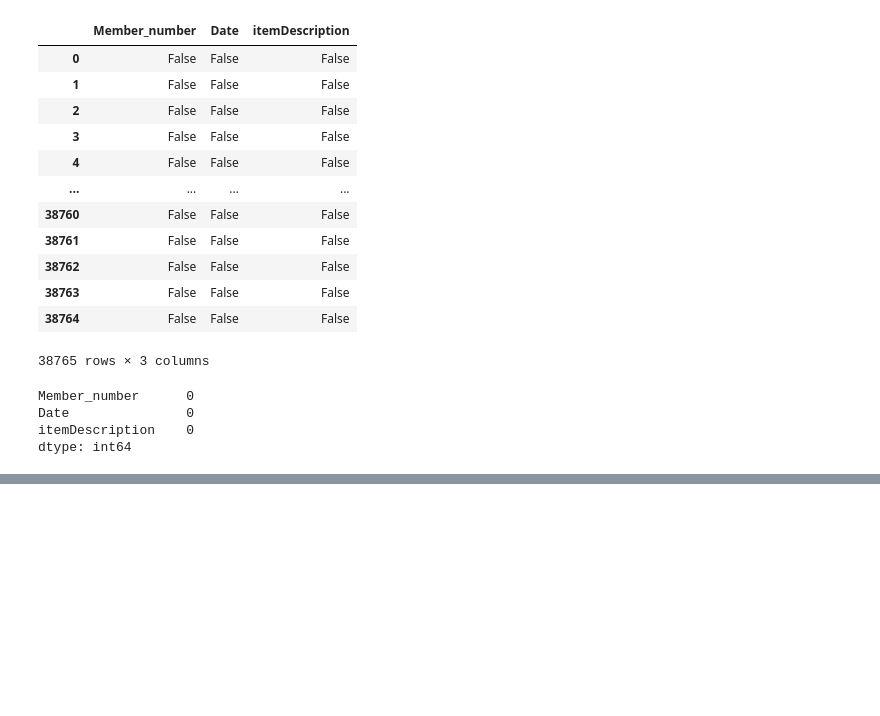
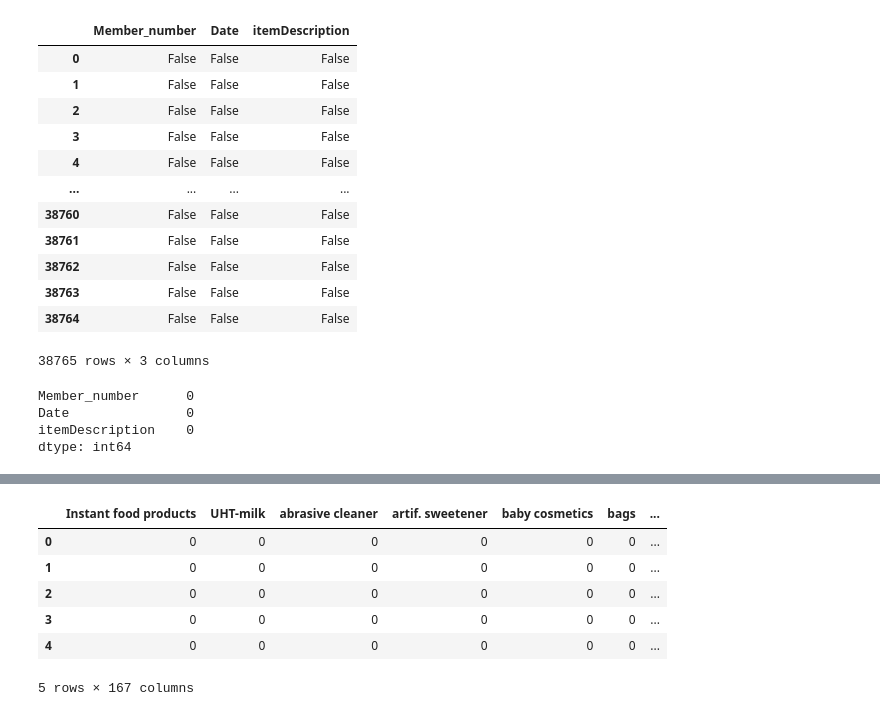
Before and after one commit to MRazin172/Groceries, a Jupyter notebook: Groceries.ipynb, the cells around one changed output, grey strips where cells are left out. Saved outputs shown, nothing was run; the diff lists cells and outputs as text; code cells hidden in the pictures; blank space fills up the shorter version.

```diff
--- a/Groceries.ipynb
+++ b/Groceries.ipynb
@@ -13,3 +16,3 @@ warnings.filterwarnings("ignore", category=DeprecationWarning)
 # %%
-data=pd.read_csv('/content/Groceries_dataset.csv')
+datagro=pd.read_csv('/content/Groceries_dataset.csv')
 # %%
@@ -114,0 +66,3 @@ plt.show()
+# %%
+all_transactions = [transaction[1]['itemDescription'].tolist()
+for transaction in list(datagro.groupby(['Member_number', 'Date']))]
@@ -114,0 +86,15 @@ plt.show()
+# %%
+trans_encoder = TransactionEncoder()
+trans_encoder_matrix = trans_encoder.fit(all_transactions).transform(all_transactions)
+trans_encoder_matrix_int = trans_encoder_matrix.astype(int)
+trans_encoder_matrix_df = pd.DataFrame(trans_encoder_matrix_int, columns=trans_encoder.columns_)
+# %%
+trans_encoder_matrix_df.head()
+# %% [output]
+|  | Instant food products | UHT-milk | abrasive cleaner | artif. sweetener | baby cosmetics | bags | ... |
+| 0 | 0 | 0 | 0 | 0 | 0 | 0 | ... |
+| 1 | 0 | 0 | 0 | 0 | 0 | 0 | ... |
+| 2 | 0 | 0 | 0 | 0 | 0 | 0 | ... |
+| 3 | 0 | 0 | 0 | 0 | 0 | 0 | ... |
+| 4 | 0 | 0 | 0 | 0 | 0 | 0 | ... |
+5 rows × 167 columns
```
Also changed, not shown: parts of 22 cells of this notebook.
